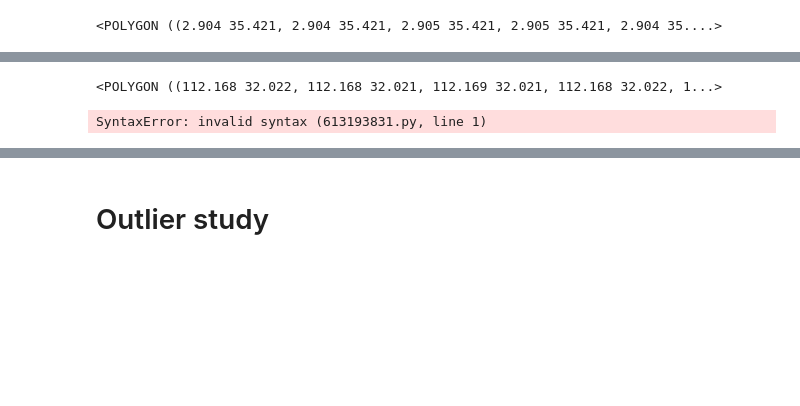
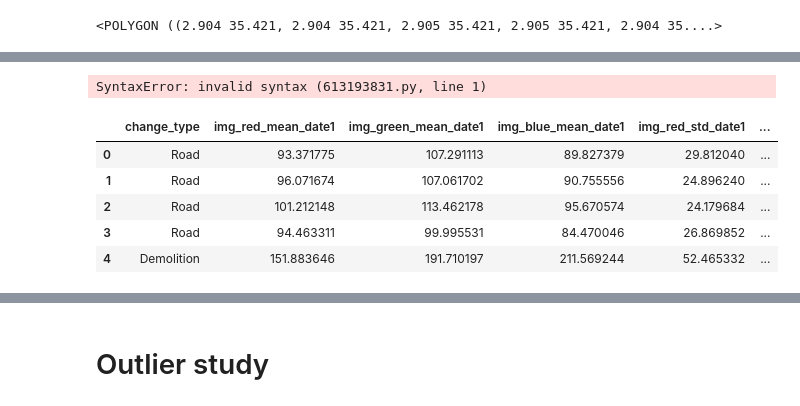
Before and after one commit to amigourou/land-changing-type-prediction, a Jupyter notebook: data_processing.ipynb, the cells around one changed output, grey strips where cells are left out. Saved outputs shown, nothing was run; the diff lists cells and outputs as text; code cells hidden in the pictures; blank space fills up the shorter version.

Commit message:
handle angles and order dates

```diff
--- a/data_processing.ipynb
+++ b/data_processing.ipynb
@@ -234,4 +249,0 @@ train_df_oh
-# %%
-train_df["geometry"][0]
-# %% [output]
-<POLYGON ((112.168 32.022, 112.168 32.021, 112.169 32.021, 112.168 32.022, 1...>
@@ -239,5 +254,17 @@ train_df["geometry"][0]
 stop run_all
 # %% [output]
 SyntaxError: invalid syntax (613193831.py, line 1)
+# %%
+train_df_oh = pd.read_parquet("train_df_oh.parquet", engine="pyarrow")
+test_df_oh = pd.read_parquet("test_df_oh.parquet", engine="pyarrow")
+# %%
+train_df_oh.head(5)
+# %% [output]
+|  | change_type | img_red_mean_date1 | img_green_mean_date1 | img_blue_mean_date1 | img_red_std_date1 | ... |
+| 0 | Road | 93.371775 | 107.291113 | 89.827379 | 29.812040 | ... |
+| 1 | Road | 96.071674 | 107.061702 | 90.755556 | 24.896240 | ... |
+| 2 | Road | 101.212148 | 113.462178 | 95.670574 | 24.179684 | ... |
+| 3 | Road | 94.463311 | 99.995531 | 84.470046 | 26.869852 | ... |
+| 4 | Demolition | 151.883646 | 191.710197 | 211.569244 | 52.465332 | ... |
 # %%
 def Set_dif_date_columns(df) :
```
Also changed, not shown: parts of 7 cells of this notebook.
